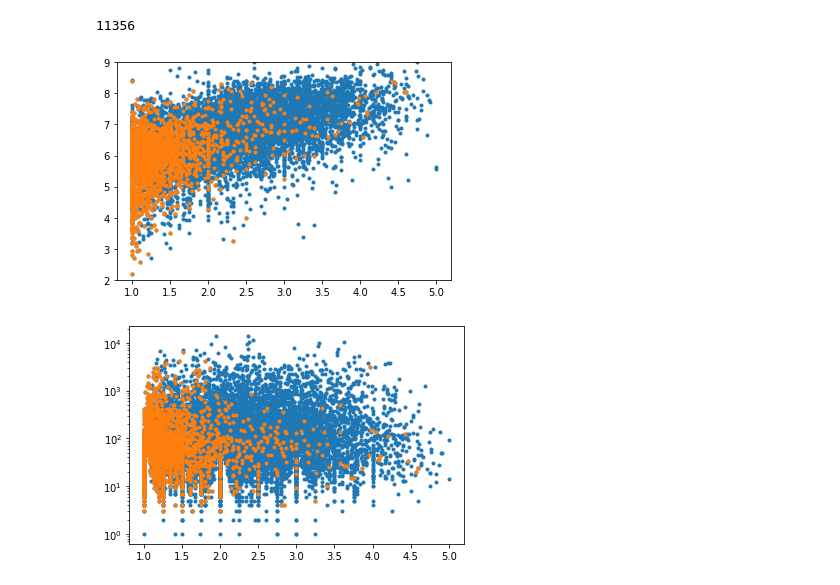
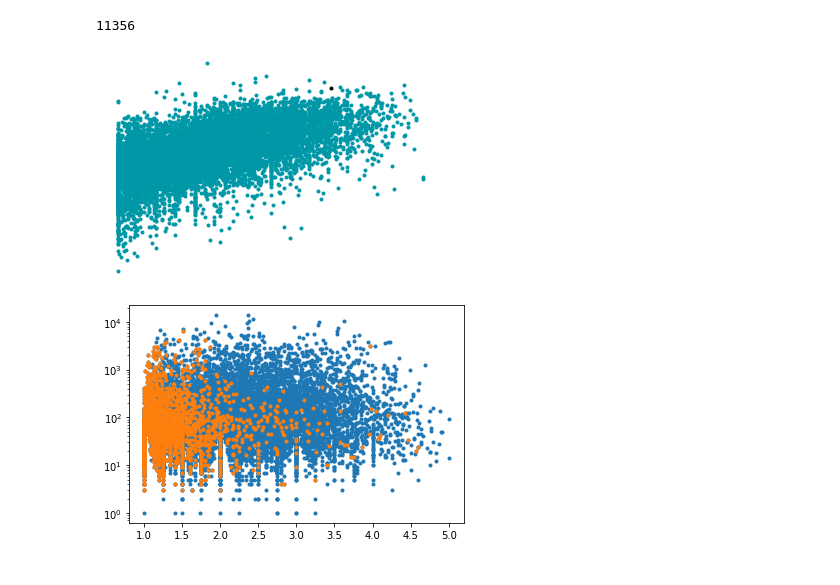
Before and after one commit to pcrumley/learn-with-board-games, a Jupyter notebook: exploratory_data_analysis.ipynb, the cells around one changed output. Saved outputs shown, nothing was run; the diff lists cells and outputs as text; code cells hidden in the pictures.

```diff
--- a/exploratory_data_analysis.ipynb
+++ b/exploratory_data_analysis.ipynb
@@ -49,14 +49,17 @@ len(rslt_df)
 11356
 # %%
 
-plt.plot(rslt_df['stats.averageweight'], rslt_df['stats.average'],'.')
-plt.plot(kids_df['stats.averageweight'], kids_df['stats.average'],'.')
-
-plt.ylim(2,9)
+plt.plot(rslt_df['stats.averageweight'], rslt_df['stats.average'],'.', color = '#0097a7')
+#plt.plot(kids_df['stats.averageweight'], kids_df['stats.average'],'.', color = '#ffab40')
+plt.plot(3.8,8.9, '.', color='k')
+plt.ylim(2,10)
 #plt.xlim(1,5)
+plt.axis('off')
+#plt.savefig('kids_game_ratings.png', transparent=True, dpi=200)
+plt.savefig('game_ratings.png', transparent=True, dpi=200)
 plt.show()
 # %% [output]
-[figure, old version]
+[figure, new version]
 # %%
 plt.plot(rslt_df['stats.averageweight'], rslt_df['stats.numcomments'],'.')
 plt.plot(kids_df['stats.averageweight'], kids_df['stats.numcomments'],'.')
```
Also changed, not shown: 3 other files.
